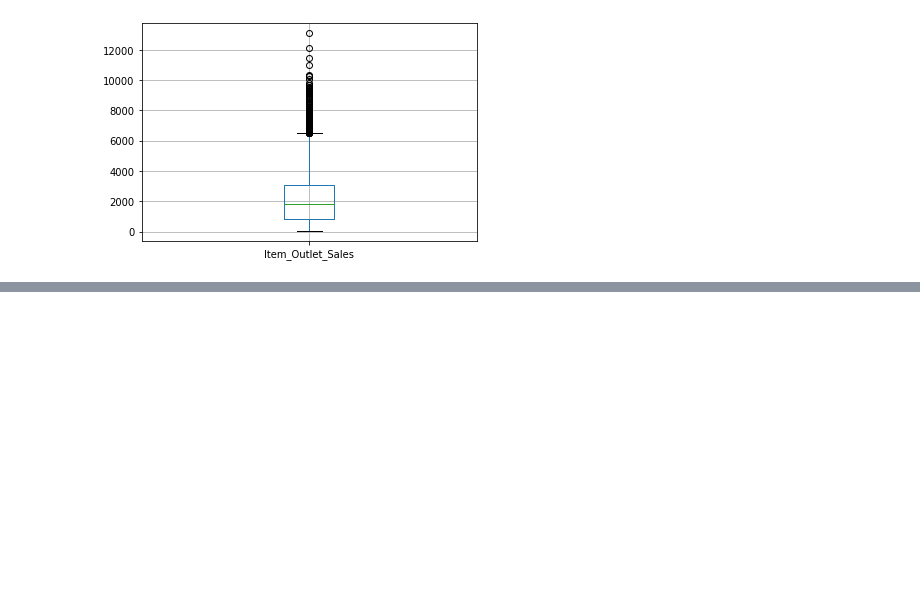
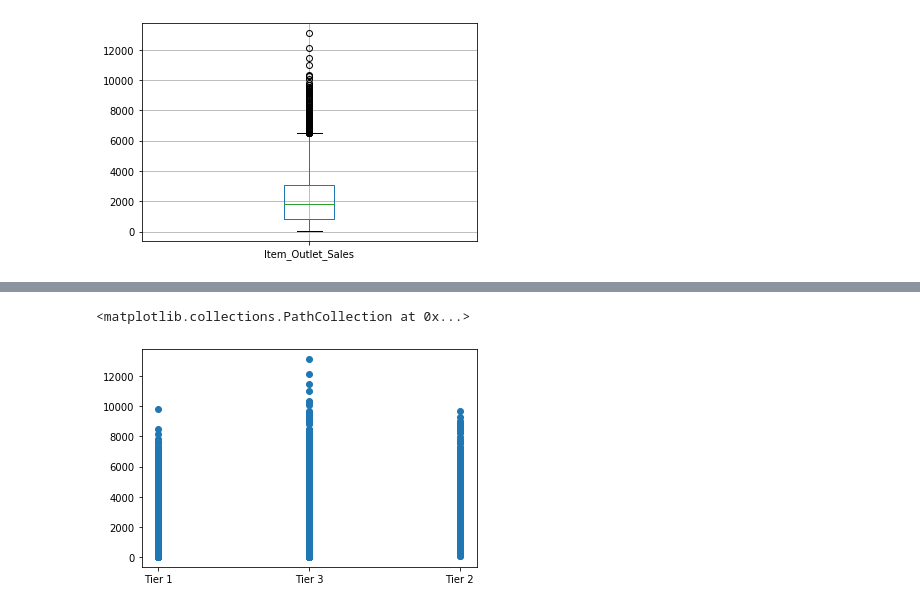
Before and after one commit to ghamanjain/Big-Mart-Sales, a Jupyter notebook: Big_Mart_Sales_Analysis.ipynb, the cells around one changed output, grey strips where cells are left out. Cells and saved outputs as stored; diff of their text form; code cells hidden in the pictures; blank space fills up the shorter version.

```diff
--- a/Big_Mart_Sales_Analysis.ipynb
+++ b/Big_Mart_Sales_Analysis.ipynb
@@ -188,0 +201,5 @@ df.boxplot(column='Item_Outlet_Sales')
+# %%
+plt.scatter(df['Outlet_Location_Type'],df['Item_Outlet_Sales']) #3rd
+# %% [output]
+<matplotlib.collections.PathCollection at 0x...>
+[figure, added]
```
Also changed, not shown: parts of 16 cells of this notebook.
